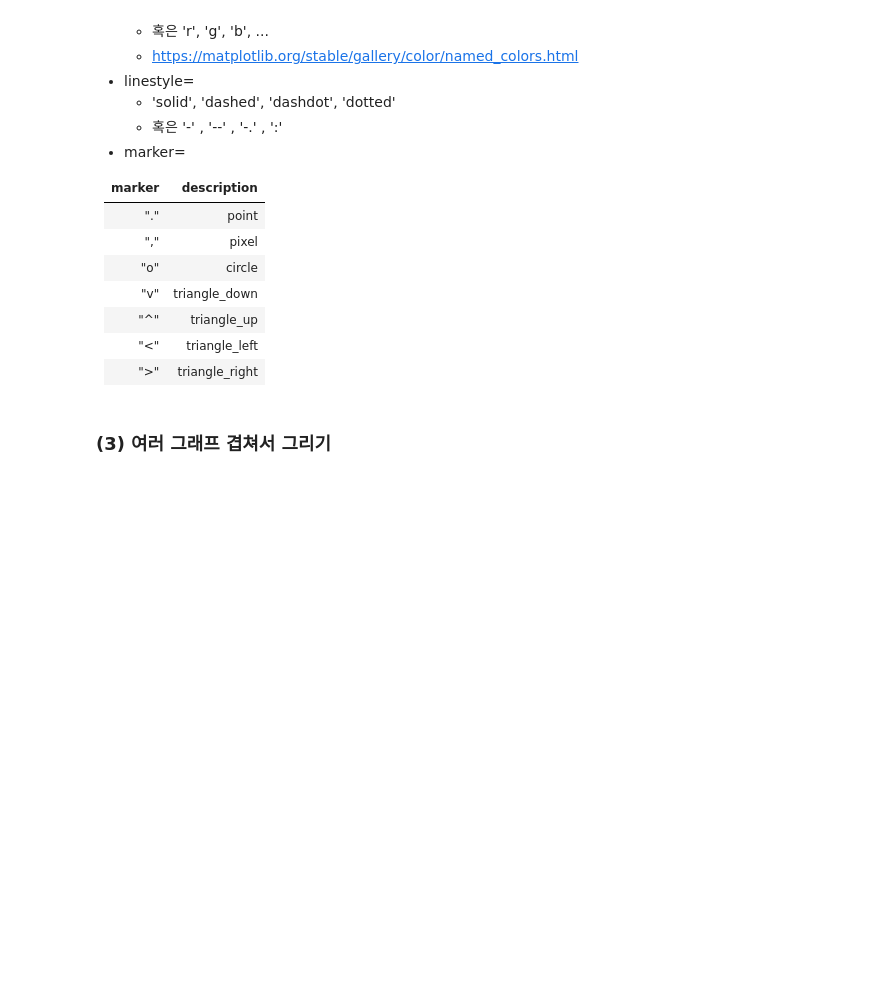
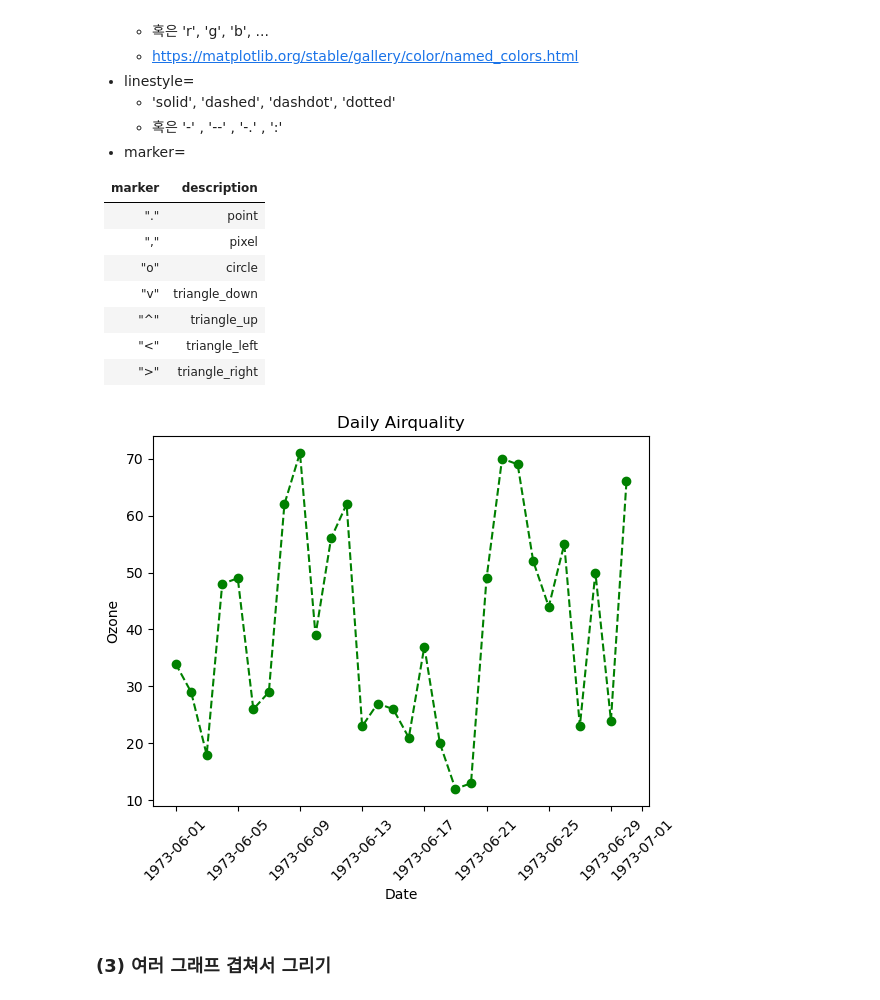
Before and after one commit to yongmin21/kt_aivle, a Jupyter notebook: 2024.09.10_데이터처리2/chapter 05. 시각화 라이브러리.ipynb, the cells around one changed output. Saved outputs shown, nothing was run; the diff lists cells and outputs as text; code cells hidden in the pictures; blank space fills up the shorter version.

```diff
--- a/2024.09.10_데이터처리2/chapter 05. 시각화 라이브러리.ipynb
+++ b/2024.09.10_데이터처리2/chapter 05. 시각화 라이브러리.ipynb
@@ -105,16 +126,18 @@ plt.show()
 |">" |	triangle_right |
 # %%
 plt.plot(data['Date'], data['Ozone']
-         ,color='green'                # 칼러
-         , linestyle='dotted'          # 라인스타일
+         ,color='#008000'                # 칼러
+         , linestyle='--'          # 라인스타일
          , marker='o')                 # 값 마커(모양)
 
 plt.xlabel('Date')
 plt.ylabel('Ozone')
 plt.title('Daily Airquality')
 plt.xticks(rotation=45)
 
 plt.show()
+# %% [output]
+[figure, added]
 # %% [markdown]
 ### **(3) 여러 그래프 겹쳐서 그리기**
 # %%
```
Also changed, not shown: parts of 20 cells of this notebook, 4 other files.
